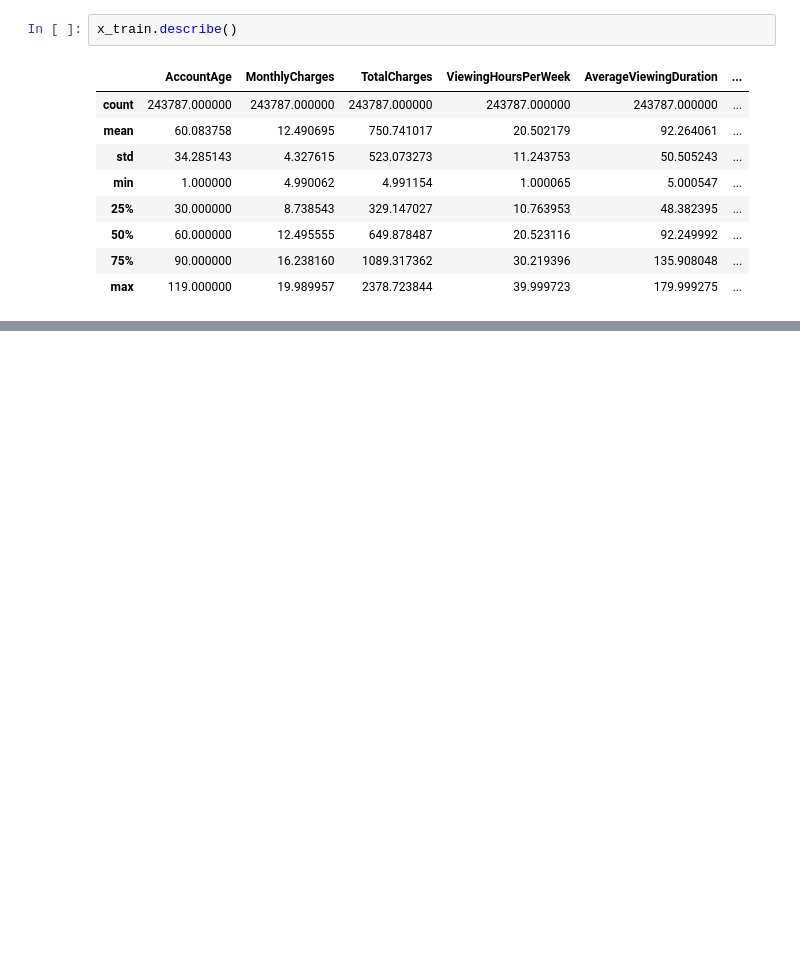
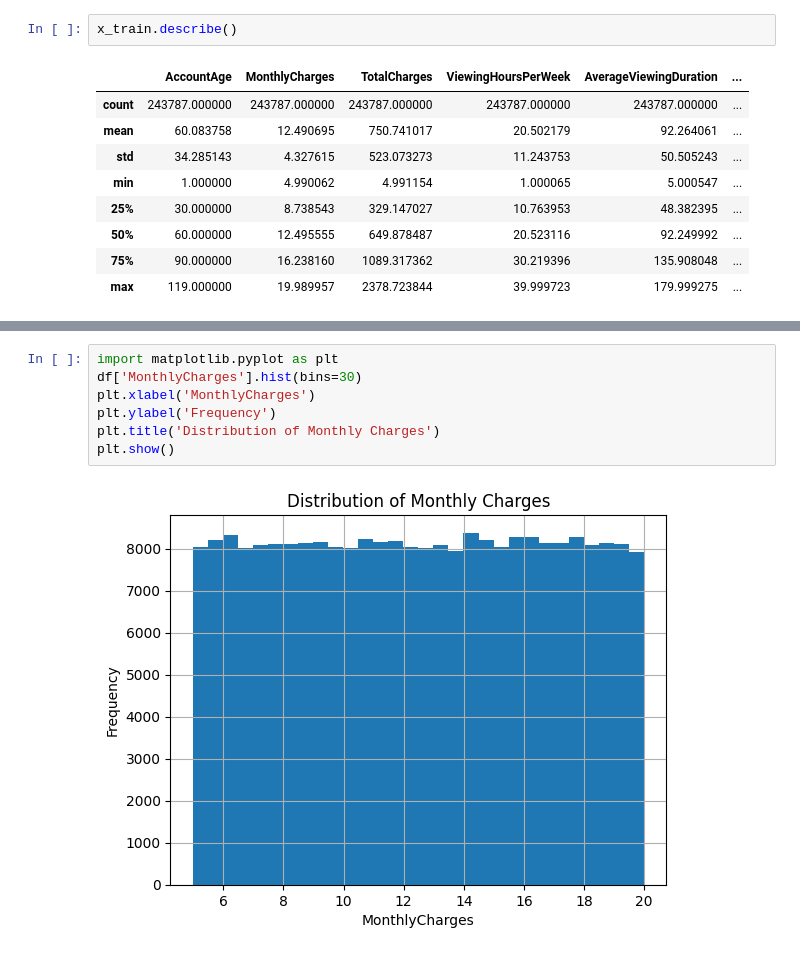
Before and after one commit to BVR198/Data-Science-Challenge, a Jupyter notebook: Customer Churn.ipynb, the cells around one changed output, grey strips where cells are left out. Drawn from its saved outputs; the diff is of its cells as text; blank space fills up the shorter version.

```diff
--- a/Customer Churn.ipynb
+++ b/Customer Churn.ipynb
@@ -119,0 +208,9 @@ Index(['AccountAge', 'MonthlyCharges', 'TotalCharges', 'SubscriptionType',
+# %%
+import matplotlib.pyplot as plt
+df['MonthlyCharges'].hist(bins=30)
+plt.xlabel('MonthlyCharges')
+plt.ylabel('Frequency')
+plt.title('Distribution of Monthly Charges')
+plt.show()
+# %% [output]
+[figure, added]
```
Also changed, not shown: parts of 21 cells of this notebook.
